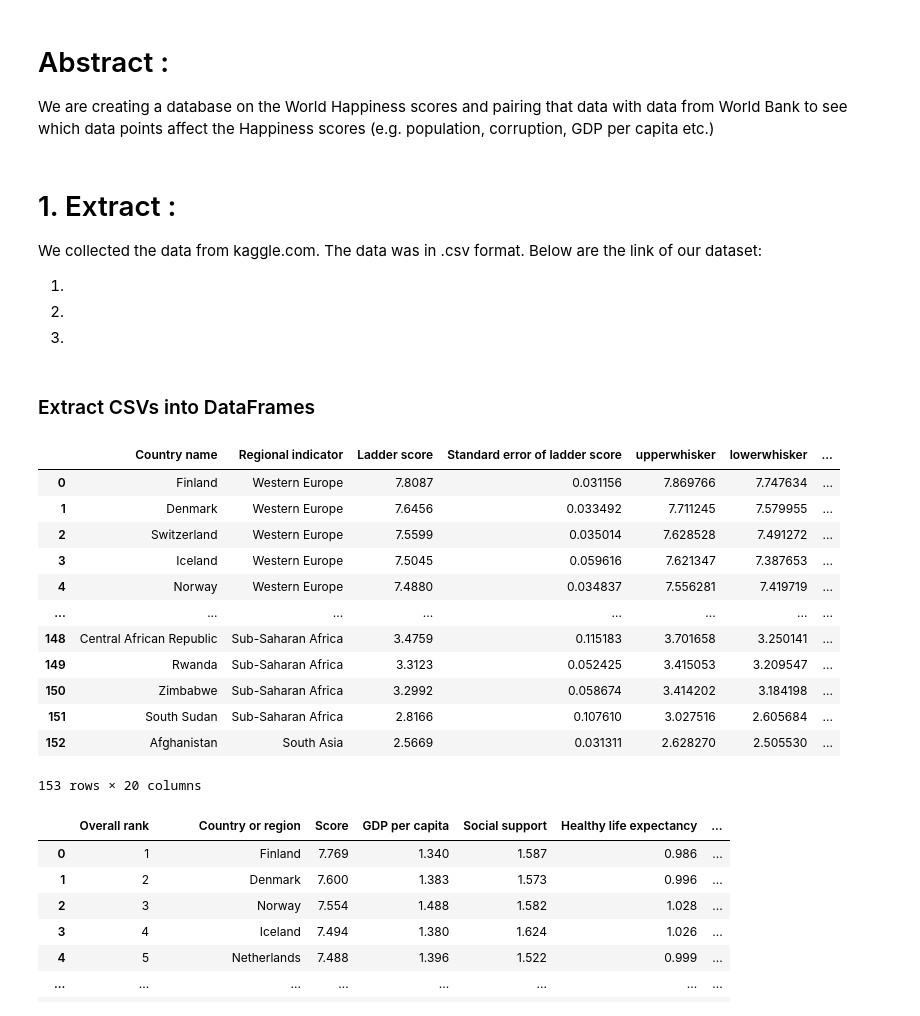
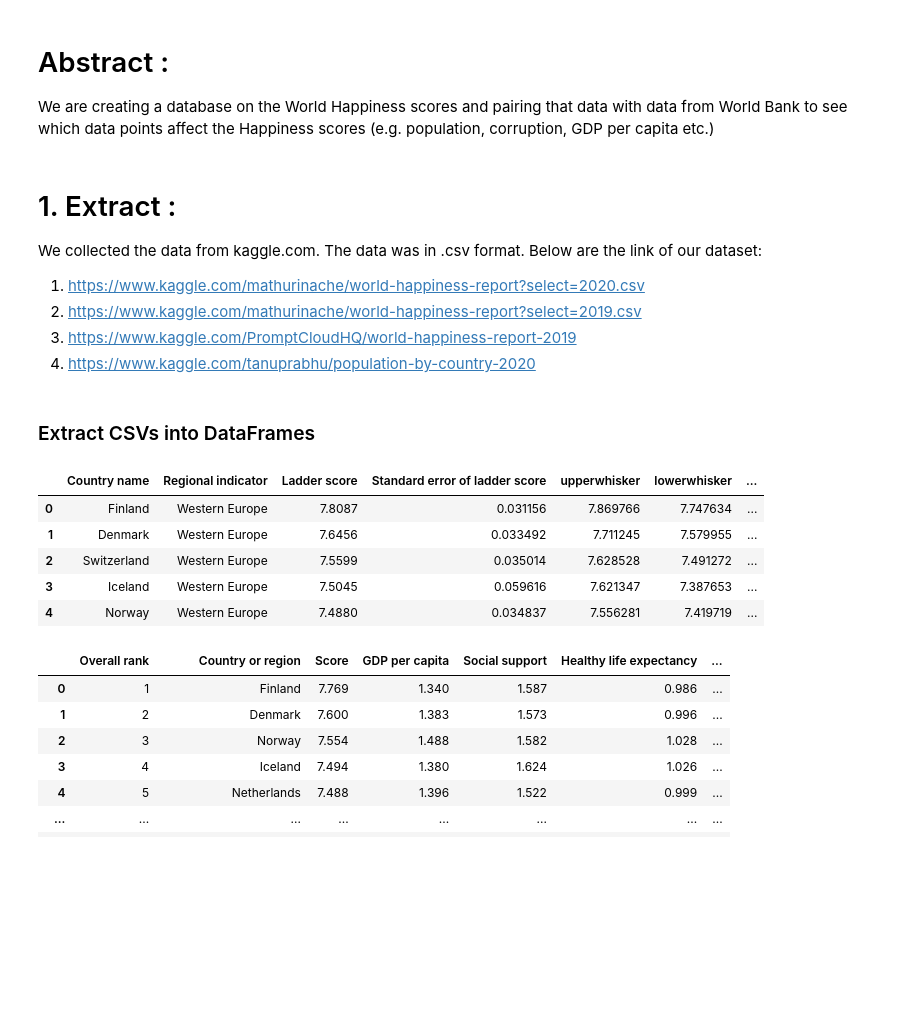
Before and after one commit to preeti0103/ETL-Project, a Jupyter notebook: ETL.ipynb, the cells around one changed output. Drawn from its saved outputs; the diff is of its cells as text; code cells hidden in the pictures; blank space fills up the shorter version.

```diff
--- a/ETL.ipynb
+++ b/ETL.ipynb
@@ -14,30 +14,24 @@ We are creating a database on the World Happiness scores and pairing that data w
 
 We collected the data from kaggle.com. The data was in .csv format. Below are the link of our dataset:
 
-1)
-2)
-3)
+1) https://www.kaggle.com/mathurinache/world-happiness-report?select=2020.csv <br/>
+2) https://www.kaggle.com/mathurinache/world-happiness-report?select=2019.csv <br/>
+3) https://www.kaggle.com/PromptCloudHQ/world-happiness-report-2019 <br/>
+4) https://www.kaggle.com/tanuprabhu/population-by-country-2020
 # %% [markdown]
 ### Extract CSVs into DataFrames
 # %%
 # Import the .csv files
 gdp_csv_file = "Resources/happiness_index.csv"
 GDP_index_df = pd.read_csv(gdp_csv_file)
-GDP_index_df
+GDP_index_df.head()
 # %% [output]
 |  | Country name | Regional indicator | Ladder score | Standard error of ladder score | upperwhisker | lowerwhisker | ... |
 | 0 | Finland | Western Europe | 7.8087 | 0.031156 | 7.869766 | 7.747634 | ... |
 | 1 | Denmark | Western Europe | 7.6456 | 0.033492 | 7.711245 | 7.579955 | ... |
 | 2 | Switzerland | Western Europe | 7.5599 | 0.035014 | 7.628528 | 7.491272 | ... |
 | 3 | Iceland | Western Europe | 7.5045 | 0.059616 | 7.621347 | 7.387653 | ... |
 | 4 | Norway | Western Europe | 7.4880 | 0.034837 | 7.556281 | 7.419719 | ... |
-| ... | ... | ... | ... | ... | ... | ... | ... |
-| 148 | Central African Republic | Sub-Saharan Africa | 3.4759 | 0.115183 | 3.701658 | 3.250141 | ... |
-| 149 | Rwanda | Sub-Saharan Africa | 3.3123 | 0.052425 | 3.415053 | 3.209547 | ... |
-| 150 | Zimbabwe | Sub-Saharan Africa | 3.2992 | 0.058674 | 3.414202 | 3.184198 | ... |
-| 151 | South Sudan | Sub-Saharan Africa | 2.8166 | 0.107610 | 3.027516 | 2.605684 | ... |
-| 152 | Afghanistan | South Asia | 2.5669 | 0.031311 | 2.628270 | 2.505530 | ... |
-153 rows × 20 columns
 # %%
 # Import the .csv files
 happiness_csv_file = "Resources/happiness_index2019.csv"
```
Also changed, not shown: parts of 6 cells of this notebook, 4 other files.
